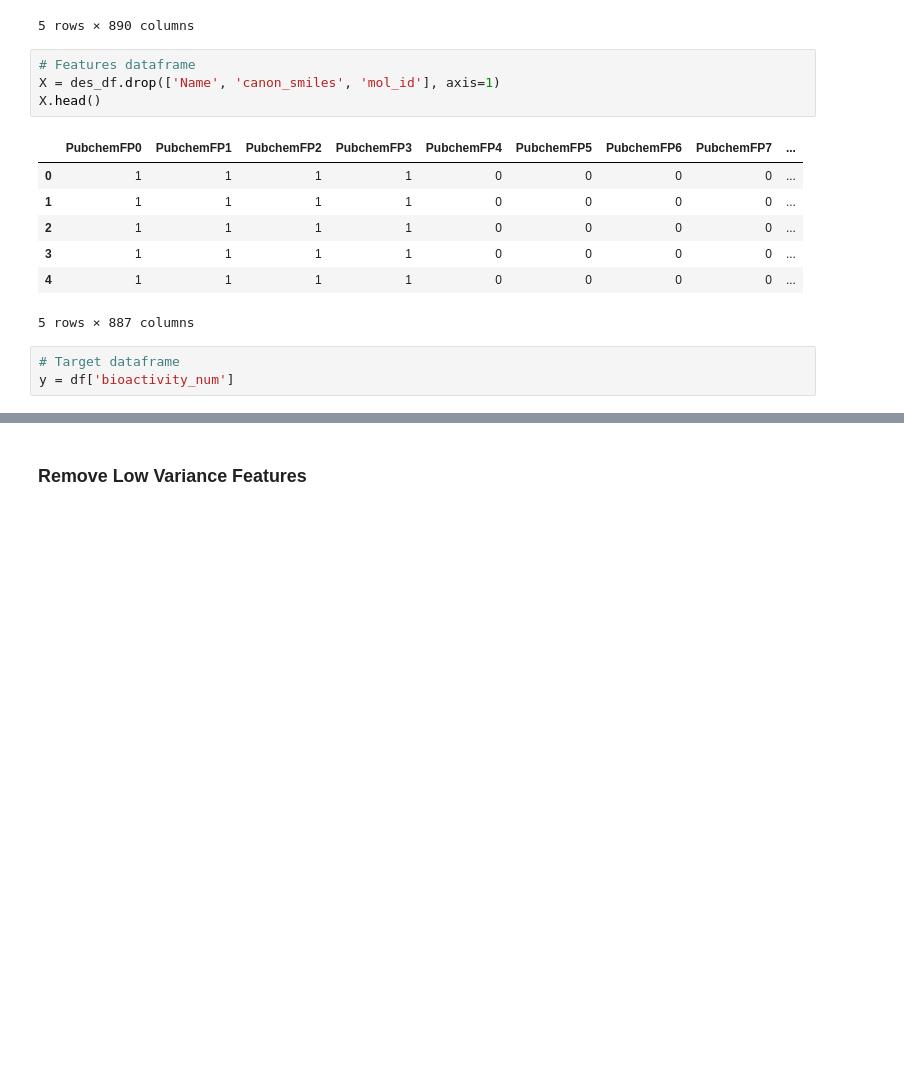
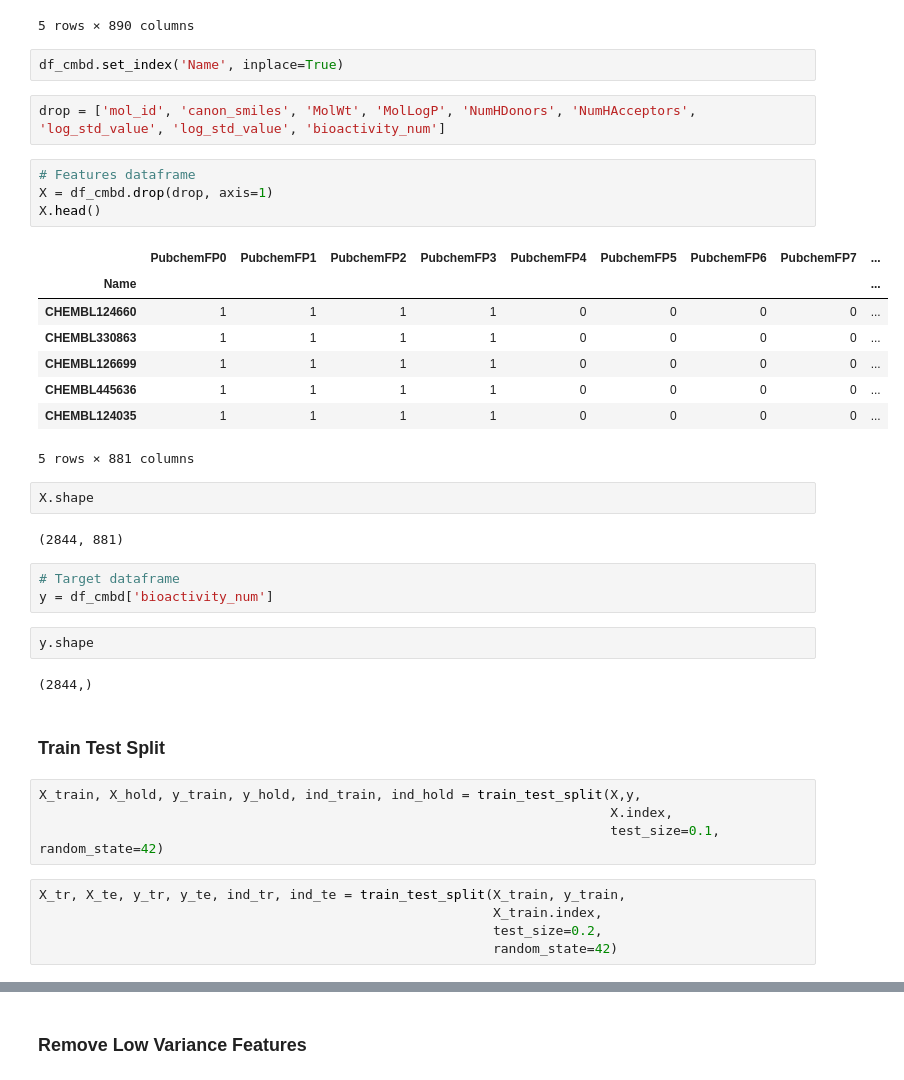
Before and after one commit to brooke57/TKR_FLT3_Drug_Discovery, a Jupyter notebook: Drug_Discovery_Modeling.ipynb, the cells around one changed output, grey strips where cells are left out. Drawn from its saved outputs; the diff is of its cells as text; blank space fills up the shorter version.

```diff
--- a/Drug_Discovery_Modeling.ipynb
+++ b/Drug_Discovery_Modeling.ipynb
@@ -53,18 +53,42 @@ df_cmbd.head()
 | 3 | CHEMBL445636 | 1 | 1 | 1 | 1 | 0 | 0 | 0 | ... |
 | 4 | CHEMBL124035 | 1 | 1 | 1 | 1 | 0 | 0 | 0 | ... |
 5 rows × 890 columns
+# %%
+df_cmbd.set_index('Name', inplace=True)
+# %%
+drop = ['mol_id', 'canon_smiles', 'MolWt', 'MolLogP', 'NumHDonors', 'NumHAcceptors', 'log_std_value', 'log_std_value', 'bioactivity_num']
 # %%
 # Features dataframe
-X = des_df.drop(['Name', 'canon_smiles', 'mol_id'], axis=1)
+X = df_cmbd.drop(drop, axis=1)
 X.head()
 # %% [output]
 |  | PubchemFP0 | PubchemFP1 | PubchemFP2 | PubchemFP3 | PubchemFP4 | PubchemFP5 | PubchemFP6 | PubchemFP7 | ... |
-| 0 | 1 | 1 | 1 | 1 | 0 | 0 | 0 | 0 | ... |
-| 1 | 1 | 1 | 1 | 1 | 0 | 0 | 0 | 0 | ... |
-| 2 | 1 | 1 | 1 | 1 | 0 | 0 | 0 | 0 | ... |
-| 3 | 1 | 1 | 1 | 1 | 0 | 0 | 0 | 0 | ... |
-| 4 | 1 | 1 | 1 | 1 | 0 | 0 | 0 | 0 | ... |
+| Name |  |  |  |  |  |  |  |  | ... |
+| CHEMBL124660 | 1 | 1 | 1 | 1 | 0 | 0 | 0 | 0 | ... |
+| CHEMBL330863 | 1 | 1 | 1 | 1 | 0 | 0 | 0 | 0 | ... |
+| CHEMBL126699 | 1 | 1 | 1 | 1 | 0 | 0 | 0 | 0 | ... |
+| CHEMBL445636 | 1 | 1 | 1 | 1 | 0 | 0 | 0 | 0 | ... |
+| CHEMBL124035 | 1 | 1 | 1 | 1 | 0 | 0 | 0 | 0 | ... |
-5 rows × 887 columns
+5 rows × 881 columns
+# %%
+X.shape
+# %% [output]
+(2844, 881)
 # %%
 # Target dataframe
-y = df['bioactivity_num']
+y = df_cmbd['bioactivity_num']
+# %%
+y.shape
+# %% [output]
+(2844,)
+# %% [markdown]
+### **Train Test Split**
+# %%
+X_train, X_hold, y_train, y_hold, ind_train, ind_hold = train_test_split(X,y,
+                                                                         X.index,
+                                                                         test_size=0.1, random_state=42)
+# %%
+X_tr, X_te, y_tr, y_te, ind_tr, ind_te = train_test_split(X_train, y_train,
+                                                          X_train.index,
+                                                          test_size=0.2,
+                                                          random_state=42)
```
Also changed, not shown: parts of 18 cells of this notebook.
